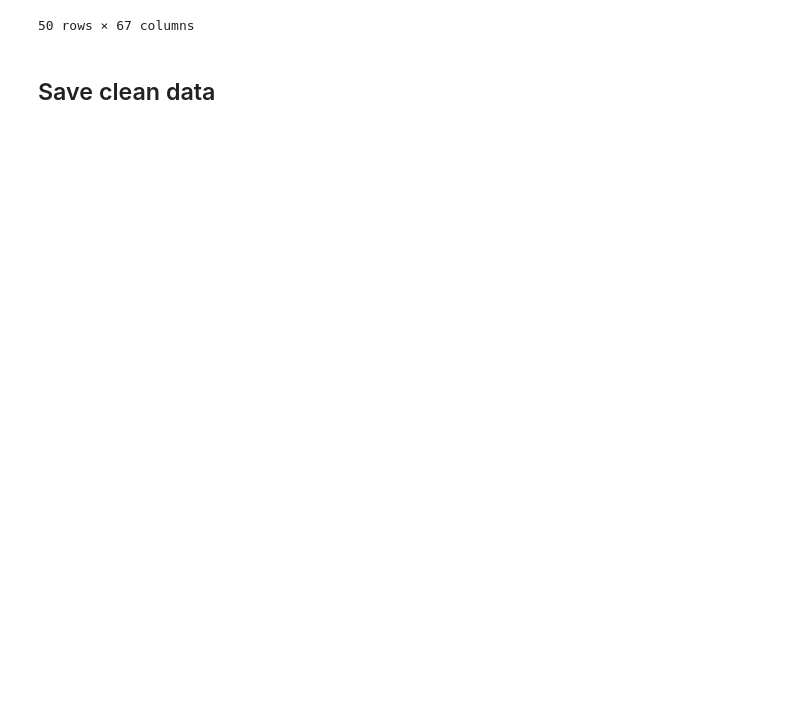
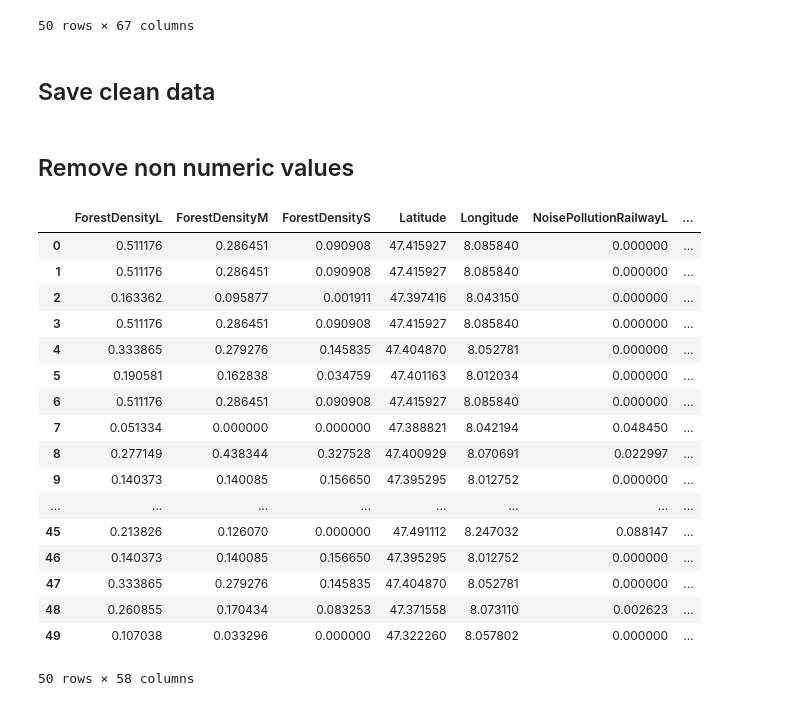
Before and after one commit to marvinvr/fhnw-cml1, a Jupyter notebook: data_wrangling.ipynb, the cells around one changed output. Drawn from its saved outputs; the diff is of its cells as text; code cells hidden in the pictures; blank space fills up the shorter version.

Commit message:
feat: create only numeric version

```diff
--- a/data_wrangling.ipynb
+++ b/data_wrangling.ipynb
@@ -175,3 +175,5 @@ clean_df.head(50)
 # %%
 target_path = Path('data/clean/immoscout.csv')
 clean_df.to_csv(target_path, index=False)
+# %% [markdown]
+## Remove non numeric values
@@ -177,0 +194,21 @@ clean_df.to_csv(target_path, index=False)
+# %%
+clean_df.head(50)
+# %% [output]
+|  | ForestDensityL | ForestDensityM | ForestDensityS | Latitude | Longitude | NoisePollutionRailwayL | ... |
+| 0 | 0.511176 | 0.286451 | 0.090908 | 47.415927 | 8.085840 | 0.000000 | ... |
+| 1 | 0.511176 | 0.286451 | 0.090908 | 47.415927 | 8.085840 | 0.000000 | ... |
+| 2 | 0.163362 | 0.095877 | 0.001911 | 47.397416 | 8.043150 | 0.000000 | ... |
+| 3 | 0.511176 | 0.286451 | 0.090908 | 47.415927 | 8.085840 | 0.000000 | ... |
+| 4 | 0.333865 | 0.279276 | 0.145835 | 47.404870 | 8.052781 | 0.000000 | ... |
+| 5 | 0.190581 | 0.162838 | 0.034759 | 47.401163 | 8.012034 | 0.000000 | ... |
+| 6 | 0.511176 | 0.286451 | 0.090908 | 47.415927 | 8.085840 | 0.000000 | ... |
+| 7 | 0.051334 | 0.000000 | 0.000000 | 47.388821 | 8.042194 | 0.048450 | ... |
+| 8 | 0.277149 | 0.438344 | 0.327528 | 47.400929 | 8.070691 | 0.022997 | ... |
+| 9 | 0.140373 | 0.140085 | 0.156650 | 47.395295 | 8.012752 | 0.000000 | ... |
+| ... | ... | ... | ... | ... | ... | ... | ... |
+| 45 | 0.213826 | 0.126070 | 0.000000 | 47.491112 | 8.247032 | 0.088147 | ... |
+| 46 | 0.140373 | 0.140085 | 0.156650 | 47.395295 | 8.012752 | 0.000000 | ... |
+| 47 | 0.333865 | 0.279276 | 0.145835 | 47.404870 | 8.052781 | 0.000000 | ... |
+| 48 | 0.260855 | 0.170434 | 0.083253 | 47.371558 | 8.073110 | 0.002623 | ... |
+| 49 | 0.107038 | 0.033296 | 0.000000 | 47.322260 | 8.057802 | 0.000000 | ... |
+50 rows × 58 columns
```
Also changed, not shown: parts of 2 cells of this notebook, 1 other file.
